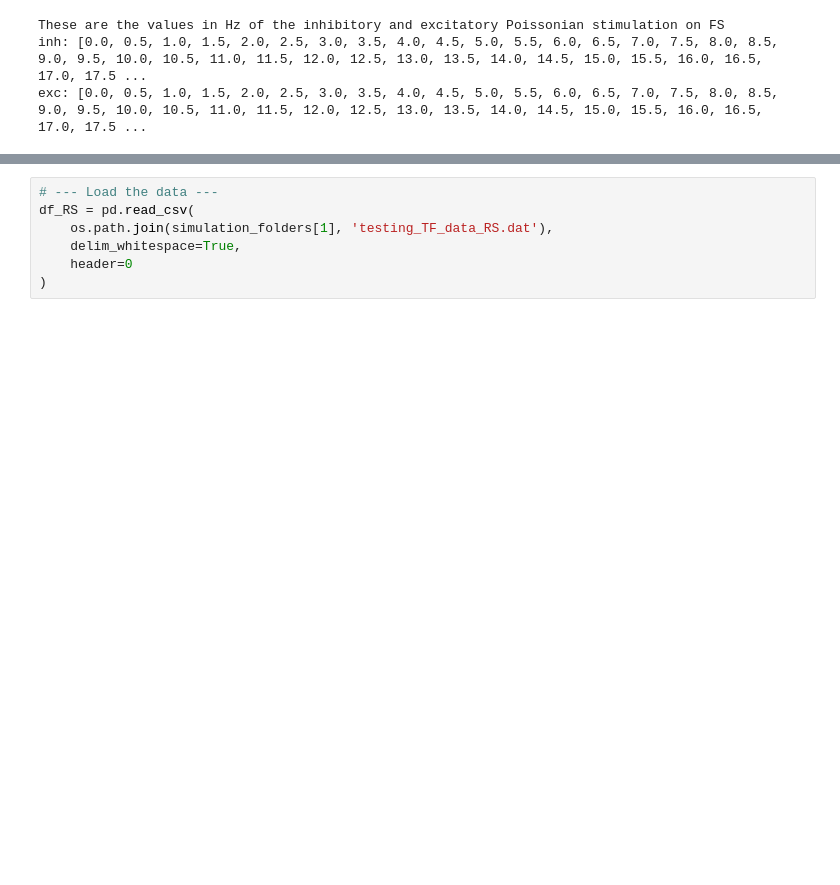
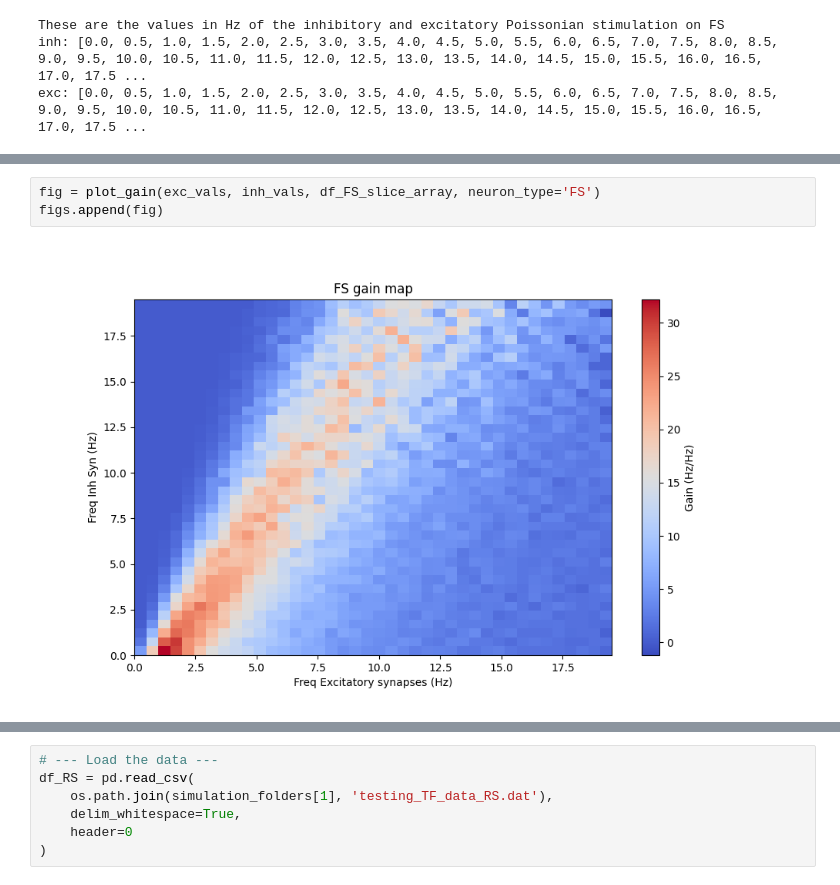
Before and after one commit to IlaCar/neuron-to-meanfield, a Jupyter notebook: transfer_function/data_extraction/Analysing_extracted_data.ipynb, the cells around one changed output, grey strips where cells are left out. Saved outputs shown, nothing was run; the diff lists cells and outputs as text; blank space fills up the shorter version.

```diff
--- a/transfer_function/data_extraction/Analysing_extracted_data.ipynb
+++ b/transfer_function/data_extraction/Analysing_extracted_data.ipynb
@@ -81,0 +101,5 @@ figs.append(fig)
+# %%
+fig = plot_gain(exc_vals, inh_vals, df_FS_slice_array, neuron_type='FS')
+figs.append(fig)
+# %% [output]
+[figure, added]
```
Also changed, not shown: parts of 13 cells of this notebook.
